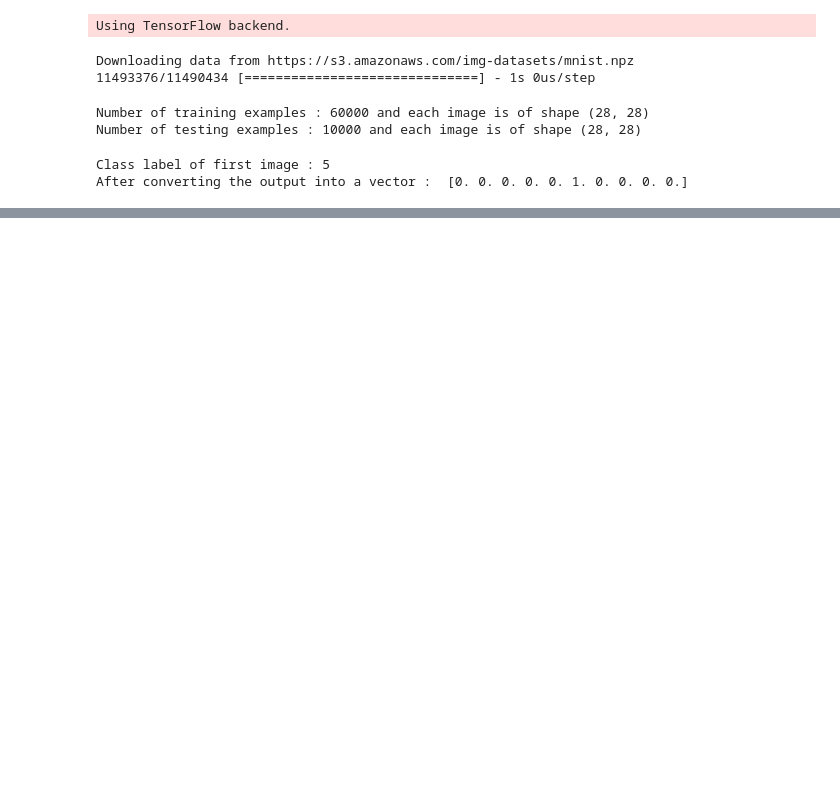
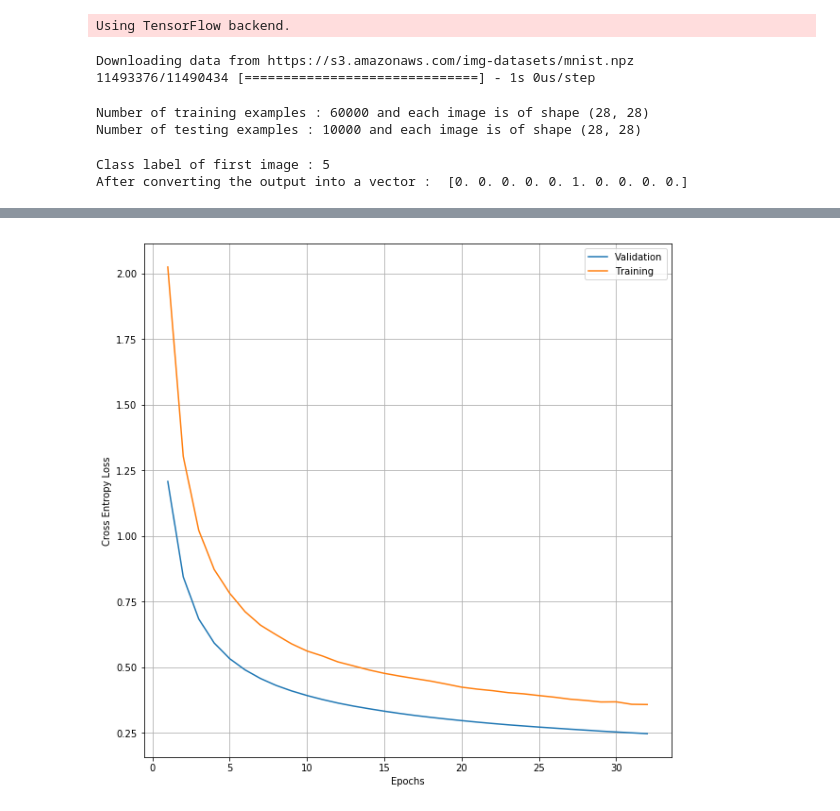
Before and after one commit to keshav1999/Keras_MNIST, a Jupyter notebook: Assignment_12.ipynb, the cells around one changed output, grey strips where cells are left out. Cells and saved outputs as stored; diff of their text form; code cells hidden in the pictures; blank space fills up the shorter version.

```diff
--- a/Assignment_12.ipynb
+++ b/Assignment_12.ipynb
@@ -152,0 +146,11 @@ plt.show()
+# %%
+plt.figure(figsize=(10,10))
+plt.plot(x,vy,label = "Validation")
+plt.plot(x,ty,label = 'Training')
+plt.xlabel("Epochs")
+plt.ylabel("Cross Entropy Loss")
+plt.legend()
+plt.grid()
+plt.show()
+# %% [output]
+[figure, added]
```
Also changed, not shown: parts of 27 cells of this notebook.
